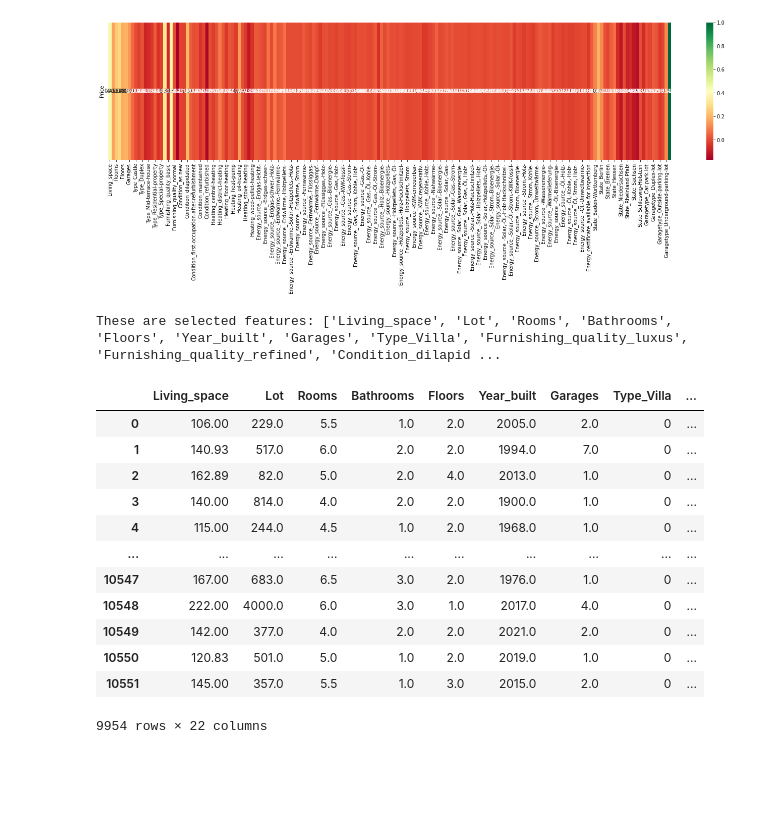
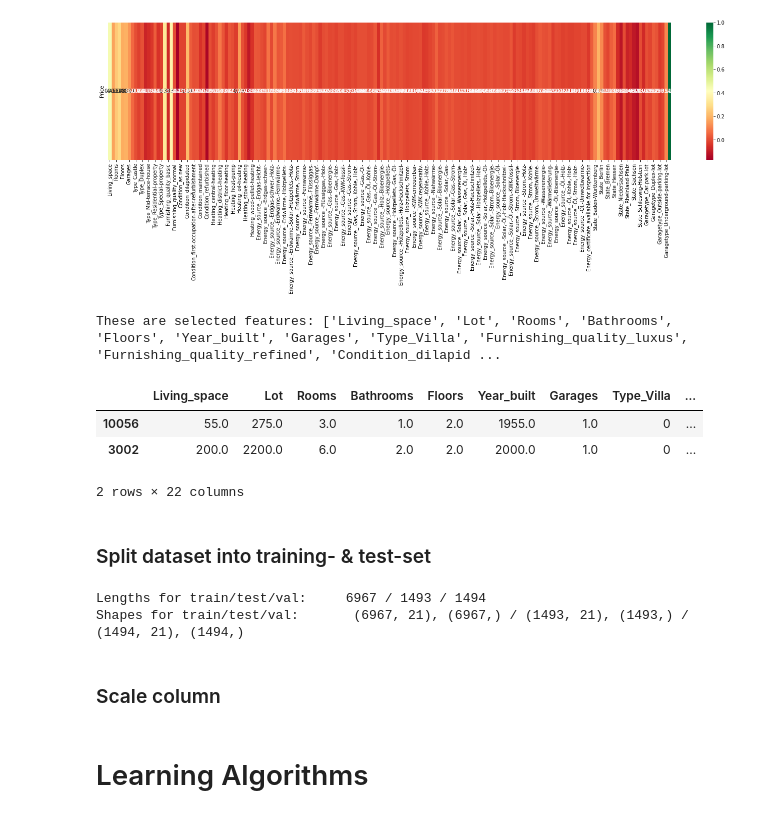
Before and after one commit to heuer-ja/CENG542-Knowledge-Discovery, a Jupyter notebook: germany_house_prices.ipynb, the cells around one changed output. Drawn from its saved outputs; the diff is of its cells as text; code cells hidden in the pictures; blank space fills up the shorter version.

Commit message:
implemented learning algorithms (underfit?)

```diff
--- a/germany_house_prices.ipynb
+++ b/germany_house_prices.ipynb
@@ -289,28 +289,48 @@ g=sns.heatmap(df_source.corr().loc[[col_y],:],annot=True,cmap="RdYlGn")
 # %%
 '''Select best (high correlation) features from data set'''
 treshhold_correlation = 0.1
 cor = df_source.corr()
 cor_target = abs(cor[col_y])
 
 # get most significant features which correlate with output-variable y
 relevant_features = cor_target[cor_target > treshhold_correlation]
 selected_features = list(relevant_features.index)
 print(f"These are selected features: {selected_features}")
 
 df = df_source.drop(columns=df_source.columns.difference(selected_features))
-df
+df.sample(2)
 # %% [output]
 These are selected features: ['Living_space', 'Lot', 'Rooms', 'Bathrooms', 'Floors', 'Year_built', 'Garages', 'Type_Villa', 'Furnishing_quality_luxus', 'Furnishing_quality_refined', 'Condition_dilapid ...
 |  | Living_space | Lot | Rooms | Bathrooms | Floors | Year_built | Garages | Type_Villa | ... |
-| 0 | 106.00 | 229.0 | 5.5 | 1.0 | 2.0 | 2005.0 | 2.0 | 0 | ... |
-| 1 | 140.93 | 517.0 | 6.0 | 2.0 | 2.0 | 1994.0 | 7.0 | 0 | ... |
-| 2 | 162.89 | 82.0 | 5.0 | 2.0 | 4.0 | 2013.0 | 1.0 | 0 | ... |
-| 3 | 140.00 | 814.0 | 4.0 | 2.0 | 2.0 | 1900.0 | 1.0 | 0 | ... |
-| 4 | 115.00 | 244.0 | 4.5 | 1.0 | 2.0 | 1968.0 | 1.0 | 0 | ... |
-| ... | ... | ... | ... | ... | ... | ... | ... | ... | ... |
-| 10547 | 167.00 | 683.0 | 6.5 | 3.0 | 2.0 | 1976.0 | 1.0 | 0 | ... |
-| 10548 | 222.00 | 4000.0 | 6.0 | 3.0 | 1.0 | 2017.0 | 4.0 | 0 | ... |
-| 10549 | 142.00 | 377.0 | 4.0 | 2.0 | 2.0 | 2021.0 | 2.0 | 0 | ... |
-| 10550 | 120.83 | 501.0 | 5.0 | 1.0 | 2.0 | 2019.0 | 1.0 | 0 | ... |
-| 10551 | 145.00 | 357.0 | 5.5 | 1.0 | 3.0 | 2015.0 | 2.0 | 0 | ... |
+| 10056 | 55.0 | 275.0 | 3.0 | 1.0 | 2.0 | 1955.0 | 1.0 | 0 | ... |
+| 3002 | 200.0 | 2200.0 | 6.0 | 2.0 | 2.0 | 2000.0 | 1.0 | 0 | ... |
-9954 rows × 22 columns
+2 rows × 22 columns
+# %% [markdown]
+### Split dataset into training- & test-set
+# %%
+import math
+
+# randomly mix dataset
+size_of_data = len(df)
+df.sample(size_of_data, random_state=33)
+
+set_sizes = [math.floor(size_of_data*0.7), math.floor(size_of_data*0.85), size_of_data*1]
+
+
+# split into test, train and validation set
+df_train = df[            :set_sizes[0]]
+df_test =  df[set_sizes[0]:set_sizes[1]]
+df_val  =  df[set_sizes[1]:set_sizes[2]]
+print(f"Lengths for train/test/val:\t{len(df_train)} / {len(df_test)} / {len(df_val)}")
+
+
+# split into X and Y
+X_train,    y_train = df_train.to_numpy()[:, :-1],  df_train.to_numpy()[:, -1]
+X_test,     y_test  = df_test.to_numpy()[:, :-1],   df_test.to_numpy()[:, -1]
+X_val,      y_val   = df_val.to_numpy()[:, :-1],    df_val.to_numpy()[:, -1]
+print(f"Shapes for train/test/val:\t {X_train.shape}, {y_train.shape} / {X_test.shape}, {y_test.shape} / {X_val.shape}, {y_val.shape}")
+# %% [output]
+Lengths for train/test/val:     6967 / 1493 / 1494
+Shapes for train/test/val:       (6967, 21), (6967,) / (1493, 21), (1493,) / (1494, 21), (1494,)
+# %% [markdown]
+### Scale column
@@ -317 +349,3 @@ These are selected features: ['Living_space', 'Lot', 'Rooms', 'Bathrooms', 'Floo
+# %% [markdown]
+# Learning Algorithms
 # %% [markdown]
```
Also changed, not shown: parts of 15 cells of this notebook.
